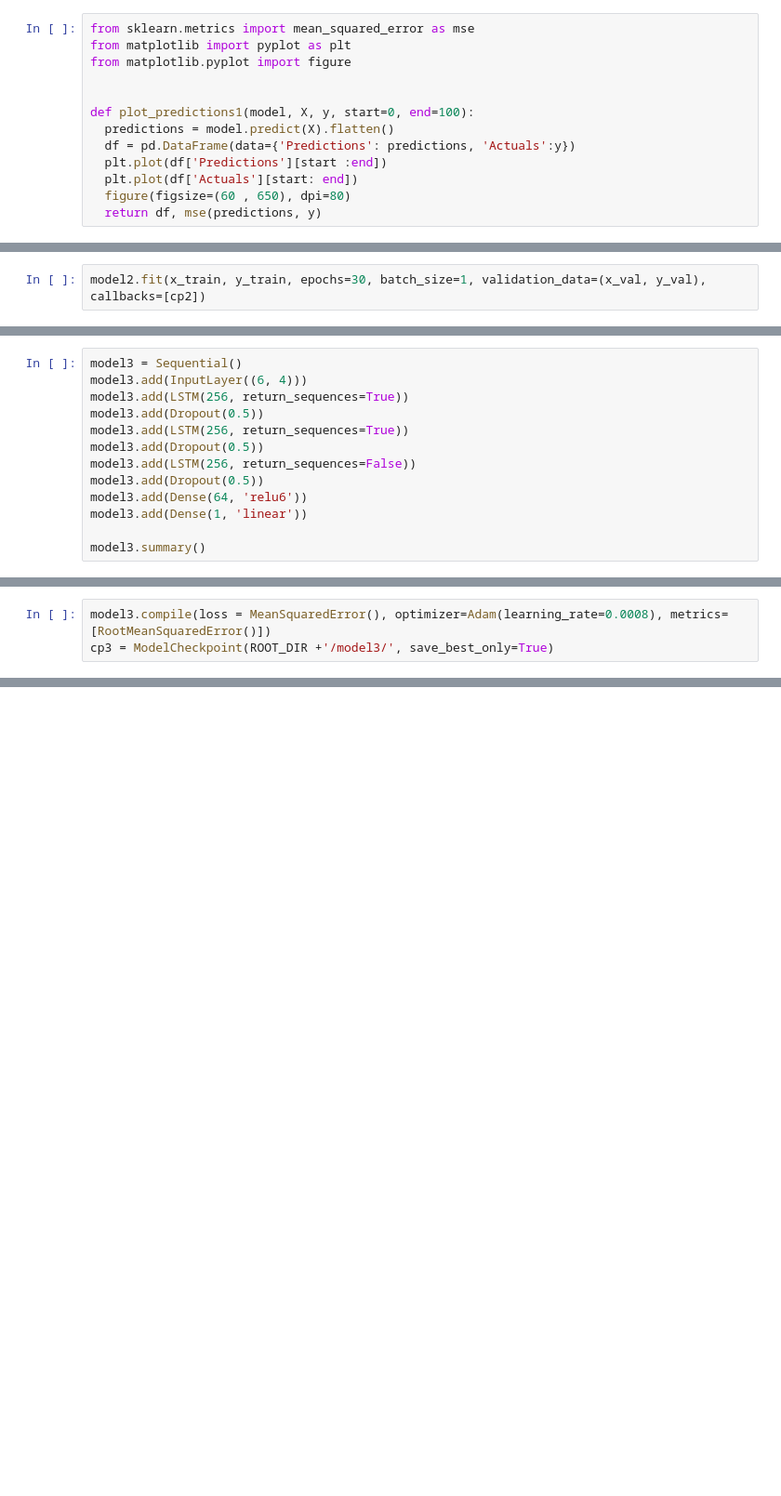
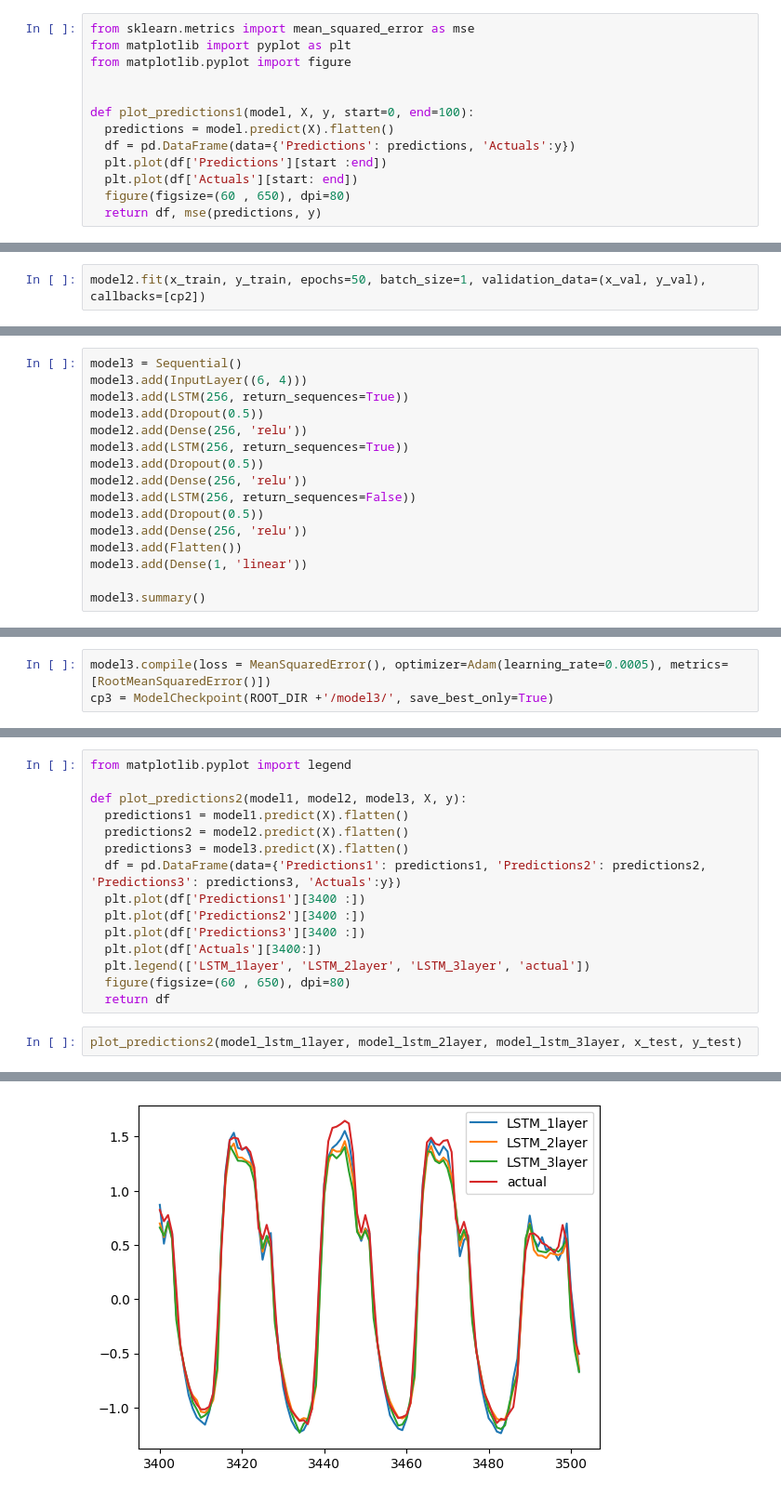
Before and after one commit to Tongue923/Load_forecasting, a Jupyter notebook: load_forecasting_lstm.ipynb, the cells around one changed output, grey strips where cells are left out. Shown at 93% size. Drawn from its saved outputs; the diff is of its cells as text; blank space fills up the shorter version.

```diff
--- a/load_forecasting_lstm.ipynb
+++ b/load_forecasting_lstm.ipynb
@@ -399,4 +420,4 @@ model2.compile(loss = MeanSquaredError(), optimizer=Adam(learning_rate=0.0008),
 cp2 = ModelCheckpoint(ROOT_DIR +'/model2/', save_best_only=True)
 # %%
-model2.fit(x_train, y_train, epochs=30, batch_size=1, validation_data=(x_val, y_val), callbacks=[cp2])
+model2.fit(x_train, y_train, epochs=50, batch_size=1, validation_data=(x_val, y_val), callbacks=[cp2])
 # %% [output]
@@ -431,11 +468,14 @@ model3 = Sequential()
 model3.add(InputLayer((6, 4)))
 model3.add(LSTM(256, return_sequences=True))
 model3.add(Dropout(0.5))
+model2.add(Dense(256, 'relu'))
 model3.add(LSTM(256, return_sequences=True))
 model3.add(Dropout(0.5))
+model2.add(Dense(256, 'relu'))
 model3.add(LSTM(256, return_sequences=False))
 model3.add(Dropout(0.5))
-model3.add(Dense(64, 'relu6'))
+model3.add(Dense(256, 'relu'))
+model3.add(Flatten())
 model3.add(Dense(1, 'linear'))
 
 model3.summary()
@@ -458,7 +498,7 @@ Trainable params: 1334401 (5.09 MB)
 Non-trainable params: 0 (0.00 Byte)
 _________________________________________________________________
 # %%
-model3.compile(loss = MeanSquaredError(), optimizer=Adam(learning_rate=0.0008), metrics=[RootMeanSquaredError()])
+model3.compile(loss = MeanSquaredError(), optimizer=Adam(learning_rate=0.0005), metrics=[RootMeanSquaredError()])
 cp3 = ModelCheckpoint(ROOT_DIR +'/model3/', save_best_only=True)
 # %%
 model3.fit(x_train, y_train, epochs=30, batch_size=1, validation_data=(x_val, y_val), callbacks=[cp3])
@@ -489,0 +548,18 @@ plot_predictions1(model_lstm_3layer, x_test, y_test)
+# %%
+from matplotlib.pyplot import legend
+
+def plot_predictions2(model1, model2, model3, X, y):
+  predictions1 = model1.predict(X).flatten()
+  predictions2 = model2.predict(X).flatten()
+  predictions3 = model3.predict(X).flatten()
+  df = pd.DataFrame(data={'Predictions1': predictions1, 'Predictions2': predictions2, 'Predictions3': predictions3, 'Actuals':y})
+  plt.plot(df['Predictions1'][3400 :])
+  plt.plot(df['Predictions2'][3400 :])
+  plt.plot(df['Predictions3'][3400 :])
+  plt.plot(df['Actuals'][3400:])
+  plt.legend(['LSTM_1layer', 'LSTM_2layer', 'LSTM_3layer', 'actual'])
+  figure(figsize=(60 , 650), dpi=80)
+  return df
+# %%
+plot_predictions2(model_lstm_1layer, model_lstm_2layer, model_lstm_3layer, x_test, y_test)
+# %% [output]
@@ -489,0 +582 @@ plot_predictions1(model_lstm_3layer, x_test, y_test)
+[figure, added]
```
Also changed, not shown: parts of 30 cells of this notebook.
